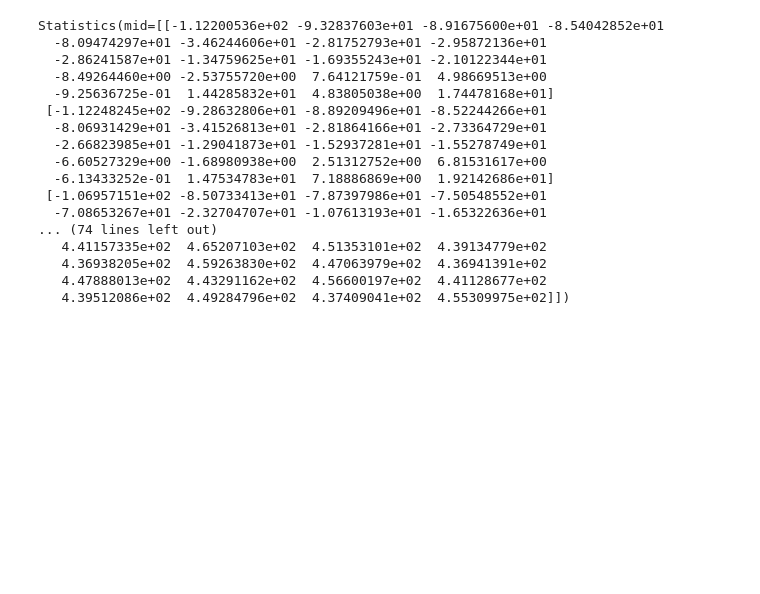
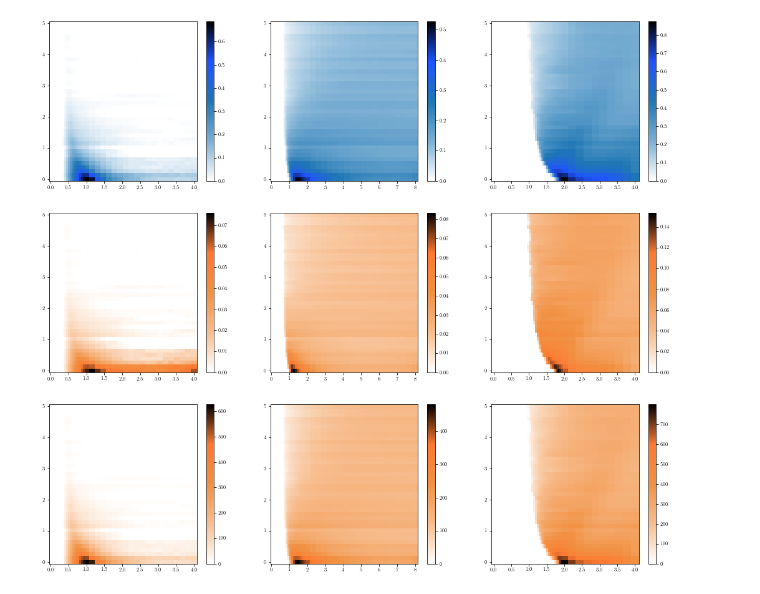
Before and after one commit to charlesmurphy1/midynet, a Jupyter notebook: notebooks/midynet/figure4-rev.ipynb, the cells around one changed output. Cells and saved outputs as stored; diff of their text form; code cells hidden in the pictures; blank space fills up the shorter version.

```diff
--- a/notebooks/midynet/figure4-rev.ipynb
+++ b/notebooks/midynet/figure4-rev.ipynb
@@ -32,23 +33,48 @@ for dynamics in all_dynamics:
 xlabel = r"Number of time steps"
 titles = {"ising": r"Glauber", "sis": r"SIS", "cowan": r"Cowan"}
 couplingLabels = {"ising": r"J\langle k \rangle", "sis": r"\lambda \langle k \rangle", "cowan": r"\nu\langle k \rangle"}
-# %%
-hx["cowan"]
-# %% [output]
-Statistics(mid=[[-1.12200536e+02 -9.32837603e+01 -8.91675600e+01 -8.54042852e+01
-  -8.09474297e+01 -3.46244606e+01 -2.81752793e+01 -2.95872136e+01
-  -2.86241587e+01 -1.34759625e+01 -1.69355243e+01 -2.10122344e+01
-  -8.49264460e+00 -2.53755720e+00  7.64121759e-01  4.98669513e+00
-  -9.25636725e-01  1.44285832e+01  4.83805038e+00  1.74478168e+01]
- [-1.12248245e+02 -9.28632806e+01 -8.89209496e+01 -8.52244266e+01
-  -8.06931429e+01 -3.41526813e+01 -2.81864166e+01 -2.73364729e+01
-  -2.66823985e+01 -1.29041873e+01 -1.52937281e+01 -1.55278749e+01
-  -6.60527329e+00 -1.68980938e+00  2.51312752e+00  6.81531617e+00
-  -6.13433252e-01  1.47534783e+01  7.18886869e+00  1.92142686e+01]
- [-1.06957151e+02 -8.50733413e+01 -7.87397986e+01 -7.50548552e+01
-  -7.08653267e+01 -2.32704707e+01 -1.07613193e+01 -1.65322636e+01
-... (74 lines left out)
-   4.41157335e+02  4.65207103e+02  4.51353101e+02  4.39134779e+02
-   4.36938205e+02  4.59263830e+02  4.47063979e+02  4.36941391e+02
-   4.47888013e+02  4.43291162e+02  4.56600197e+02  4.41128677e+02
-   4.39512086e+02  4.49284796e+02  4.37409041e+02  4.55309975e+02]])
+# %%
+SCALE=2
+fig, ax = plt.subplots(3, 3, figsize=(SCALE*9, SCALE*8))
+
+recon_cmap = display.palettes["blues"].mpl_colormap
+pred_cmap = display.palettes["oranges"].mpl_colormap
+
+for i, dynamics in enumerate(all_dynamics):
+    g_params = exp[dynamics].config.graph.heterogeneity
+    d_params = exp[dynamics].config.dynamics.get_coupling()
+    if dynamics == "sis":
+        d_params = [pp / exp[dynamics].config.dynamics.recovery_prob for pp in d_params]
+    mi[dynamics]["mid"][mi[dynamics]["mid"] < 0] = 0
+    recon = mi[dynamics] / hg[dynamics]
+    GP, DP = np.meshgrid(g_params, d_params)
+    p_recon = ax[0, i].pcolor(
+        DP, GP,
+        recon["mid"],
+        cmap=recon_cmap,
+        shading="auto",
+        vmin=0,
+        vmax=np.max(recon["mid"]),
+    )
+    fig.colorbar(p_recon, ax=ax[0,i])
+
+    pred = mi[dynamics] / hx[dynamics]
+    p_pred = ax[1, i].pcolor(
+        DP, GP,
+        pred["mid"],
+        cmap=pred_cmap,
+        shading="auto",
+        vmin=0,
+    )
+    fig.colorbar(p_pred, ax=ax[1,i])
+
+    p_pred = ax[2, i].pcolor(
+        DP, GP,
+        mi[dynamics]["mid"],
+        cmap=pred_cmap,
+        shading="auto",
+        vmin=0,
+    )
+    fig.colorbar(p_pred, ax=ax[2,i])
+# %% [output]
+[figure, added]
```
Also changed, not shown: parts of 3 cells of this notebook, 8 other files.
